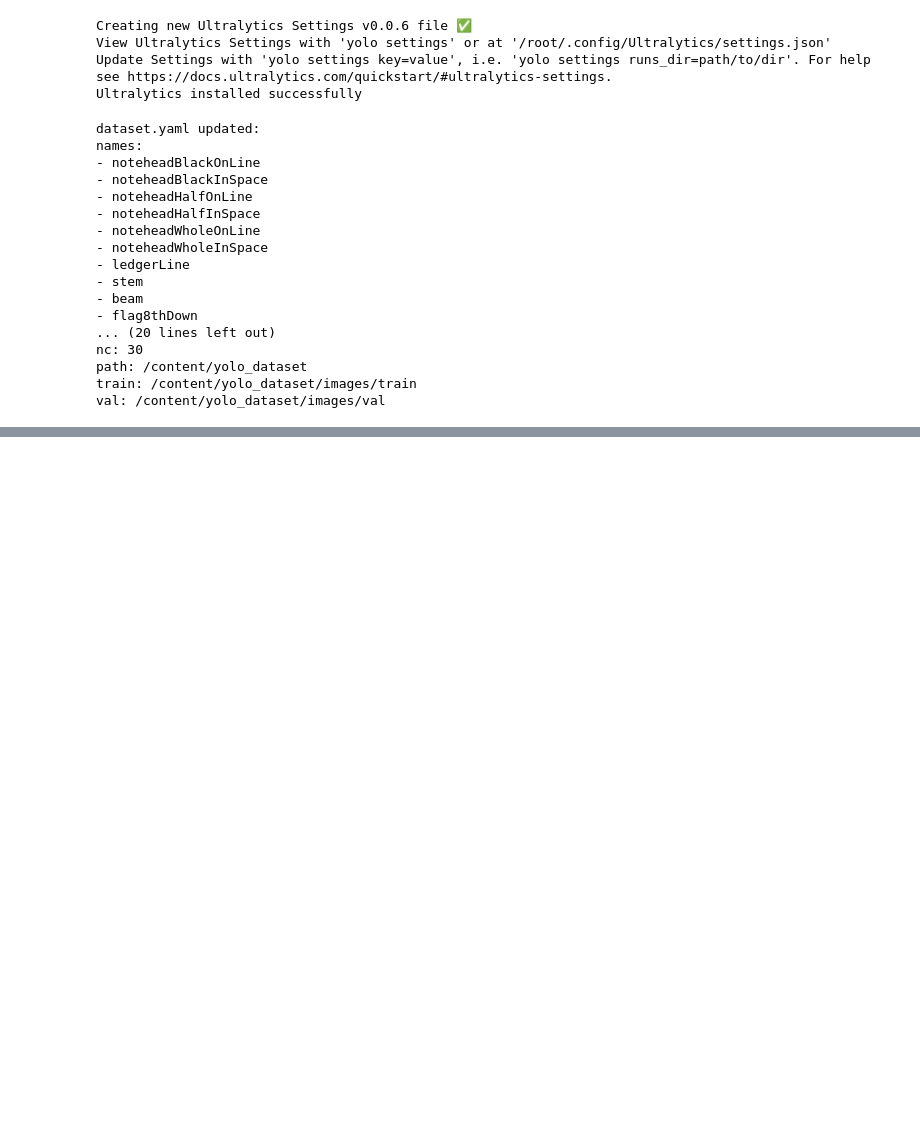
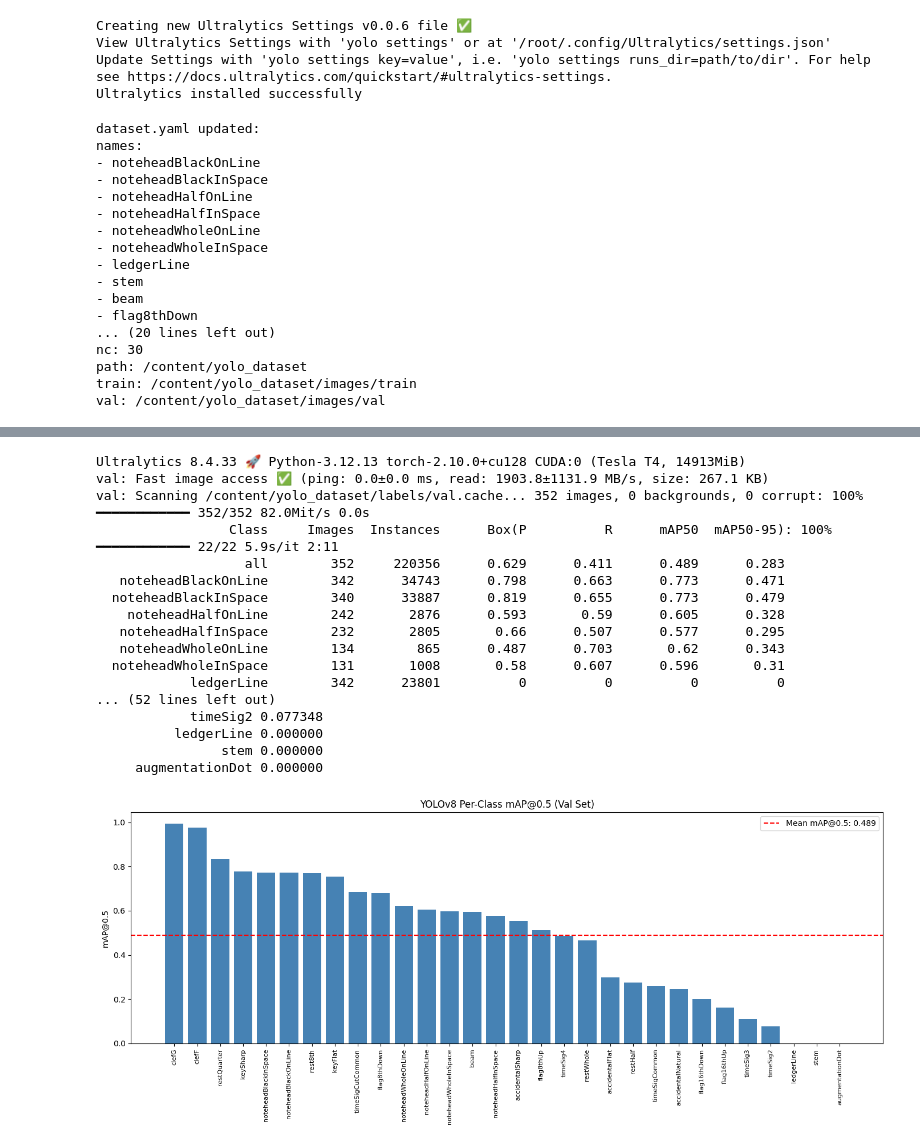
Before and after one commit to samyu-vakkalanka/Sheet_Music_Reader, a Jupyter notebook: notebooks/cnn_baseline.ipynb, the cells around one changed output, grey strips where cells are left out. Drawn from its saved outputs; the diff is of its cells as text; code cells hidden in the pictures; blank space fills up the shorter version.

```diff
--- a/notebooks/cnn_baseline.ipynb
+++ b/notebooks/cnn_baseline.ipynb
@@ -104,0 +105,51 @@ Starting training for 50 epochs...
+# %%
+import pandas as pd
+import matplotlib.pyplot as plt
+
+# Run validation to get per-class metrics
+val_results = model.val(data='/content/yolo_dataset/dataset.yaml')
+
+# Extract per-class AP50
+class_names = val_results.names
+maps = val_results.box.ap50  # per-class mAP@0.5
+
+# Build dataframe
+df = pd.DataFrame({
+    'class': [class_names[i] for i in range(len(maps))],
+    'mAP50': maps
+}).sort_values('mAP50', ascending=False)
+
+print(df.to_string(index=False))
+
+# Plot
+plt.figure(figsize=(14, 6))
+bars = plt.bar(df['class'], df['mAP50'], color='steelblue')
+plt.xticks(rotation=90, fontsize=8)
+plt.ylabel('mAP@0.5')
+plt.title('YOLOv8 Per-Class mAP@0.5 (Val Set)')
+plt.axhline(y=val_results.box.map50, color='red',
+            linestyle='--', label=f'Mean mAP@0.5: {val_results.box.map50:.3f}')
+plt.legend()
+plt.tight_layout()
+plt.savefig('/content/drive/MyDrive/sheet_music_reader/yolo_map_per_class.png',
+            dpi=150, bbox_inches='tight')
+plt.show()
+# %% [output]
+Ultralytics 8.4.33 🚀 Python-3.12.13 torch-2.10.0+cu128 CUDA:0 (Tesla T4, 14913MiB)
+val: Fast image access ✅ (ping: 0.0±0.0 ms, read: 1903.8±1131.9 MB/s, size: 267.1 KB)
+val: Scanning /content/yolo_dataset/labels/val.cache... 352 images, 0 backgrounds, 0 corrupt: 100% ━━━━━━━━━━━━ 352/352 82.0Mit/s 0.0s
+                 Class     Images  Instances      Box(P          R      mAP50  mAP50-95): 100% ━━━━━━━━━━━━ 22/22 5.9s/it 2:11
+                   all        352     220356      0.629      0.411      0.489      0.283
+   noteheadBlackOnLine        342      34743      0.798      0.663      0.773      0.471
+  noteheadBlackInSpace        340      33887      0.819      0.655      0.773      0.479
+    noteheadHalfOnLine        242       2876      0.593       0.59      0.605      0.328
+   noteheadHalfInSpace        232       2805       0.66      0.507      0.577      0.295
+   noteheadWholeOnLine        134        865      0.487      0.703       0.62      0.343
+  noteheadWholeInSpace        131       1008       0.58      0.607      0.596       0.31
+            ledgerLine        342      23801          0          0          0          0
+... (52 lines left out)
+            timeSig2 0.077348
+          ledgerLine 0.000000
+                stem 0.000000
+     augmentationDot 0.000000
+[figure, added]
```
Also changed, not shown: parts of 5 cells of this notebook, 4 other files.
